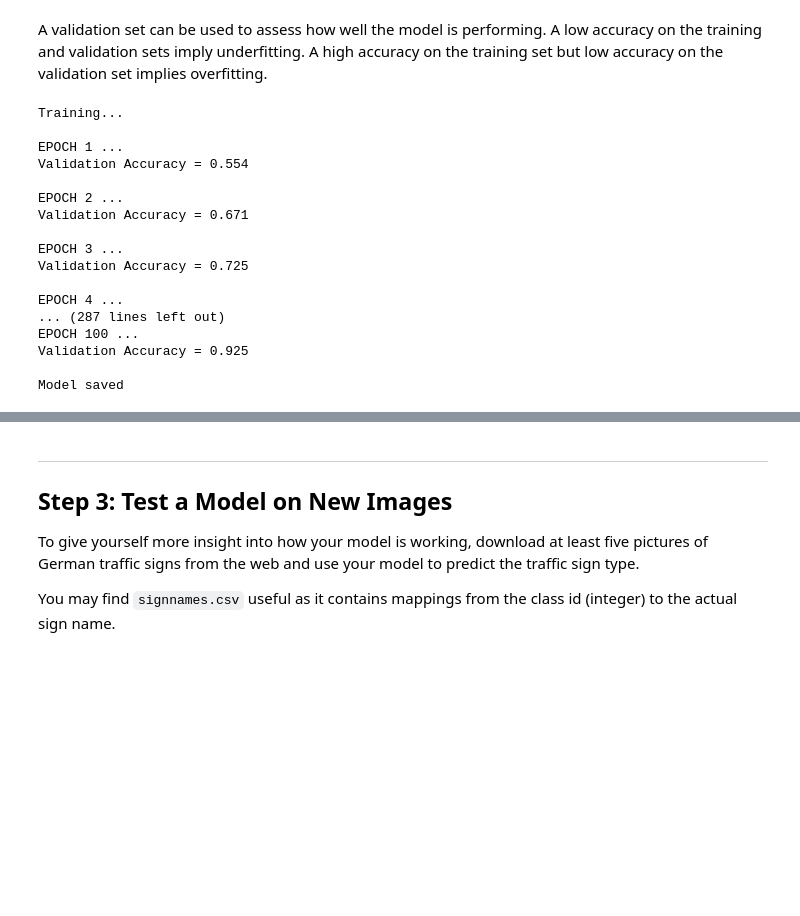
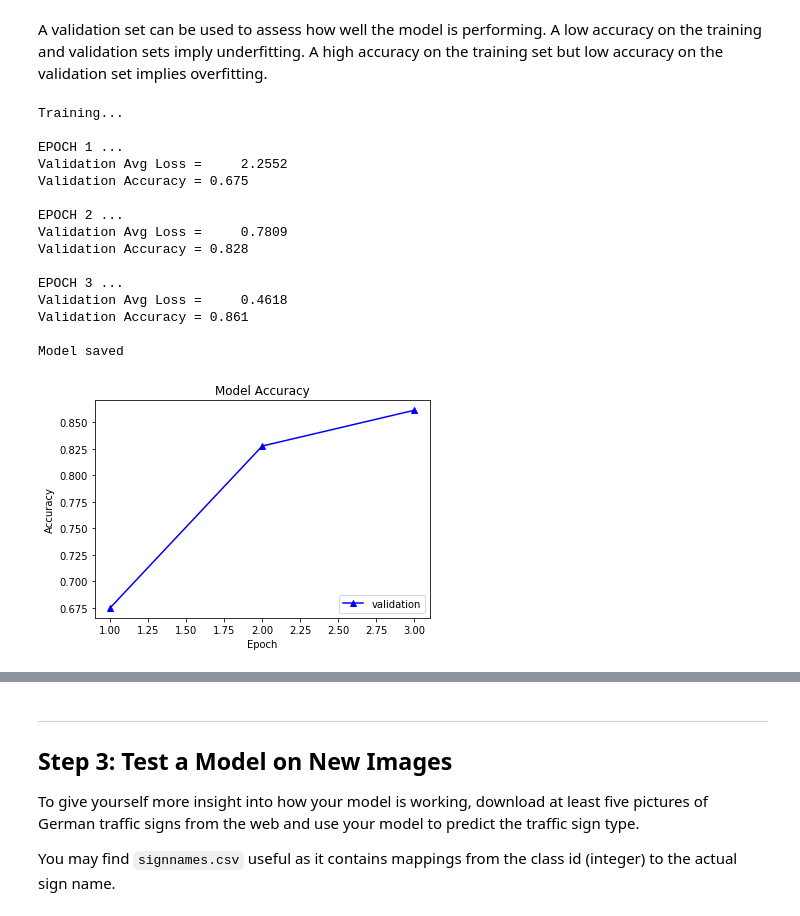
Before and after one commit to bkaewell/self-driving-car, a Jupyter notebook: P2-traffic-sign-classifier/Traffic_Sign_Classifier.ipynb, the cells around one changed output, grey strips where cells are left out. Saved outputs shown, nothing was run; the diff lists cells and outputs as text; code cells hidden in the pictures; blank space fills up the shorter version.

```diff
--- a/P2-traffic-sign-classifier/Traffic_Sign_Classifier.ipynb
+++ b/P2-traffic-sign-classifier/Traffic_Sign_Classifier.ipynb
@@ -253,7 +254,7 @@ Finished preprocessing the data set.
 from tensorflow.contrib.layers import flatten
 import tensorflow as tf
 
-EPOCHS = 100
+EPOCHS = 3
 BATCH_SIZE = 100
 
 def LeNet(x, dropout):
@@ -369,18 +370,30 @@ def evaluate(X_data, y_data):
 with tf.Session() as sess:
     sess.run(tf.global_variables_initializer())
     num_examples = len(X_train_norm)
+    validation_accuracy_list = []
+    avg_loss_list = []
+    num_iterations = num_examples / BATCH_SIZE
 
     print("Training...")
     print()
     for i in range(EPOCHS):
+        total_loss = 0
         X_train_norm, y_train = shuffle(X_train_norm, y_train)
         for offset in range(0, num_examples, BATCH_SIZE):
             end = offset + BATCH_SIZE
             batch_x, batch_y = X_train_norm[offset:end], y_train[offset:end]
+
+            loss = sess.run(loss_operation, feed_dict={x: batch_x, y: batch_y, keep_prob: 1.})
+            total_loss += loss
             sess.run(training_operation, feed_dict={x: batch_x, y: batch_y, keep_prob: dropout})
 
         validation_accuracy = evaluate(X_valid, y_valid)
+        validation_accuracy_list.append(validation_accuracy)
+        avg_loss = total_loss / num_iterations
+        avg_loss_list.append(avg_loss)
+
         print("EPOCH {} ...".format(i+1))
+        print("Validation Avg Loss = {:>10.4f}".format(avg_loss))
         print("Validation Accuracy = {:.3f}".format(validation_accuracy))
         print()
 
@@ -390,17 +403,27 @@ with tf.Session() as sess:
 Training...
 
 EPOCH 1 ...
-Validation Accuracy = 0.554
+Validation Avg Loss =     2.2552
+Validation Accuracy = 0.675
 
 EPOCH 2 ...
-Validation Accuracy = 0.671
+Validation Avg Loss =     0.7809
+Validation Accuracy = 0.828
 
 EPOCH 3 ...
-Validation Accuracy = 0.725
-
-EPOCH 4 ...
-... (287 lines left out)
-EPOCH 100 ...
-Validation Accuracy = 0.925
+Validation Avg Loss =     0.4618
+Validation Accuracy = 0.861
 
 Model saved
+# %%
+    # Plot Model Accuracy
+    x = np.linspace(1, EPOCHS, EPOCHS)
+    y = np.array(validation_accuracy_list)
+    plt.plot(x, y, 'b^-', label='validation')
+    plt.xlabel('Epoch')
+    plt.ylabel('Accuracy')
+    plt.title('Model Accuracy')
+    plt.legend(loc='lower right')
+    plt.show()
+# %% [output]
+[figure, added]
```
Also changed, not shown: parts of 4 cells of this notebook, 1 other file.
